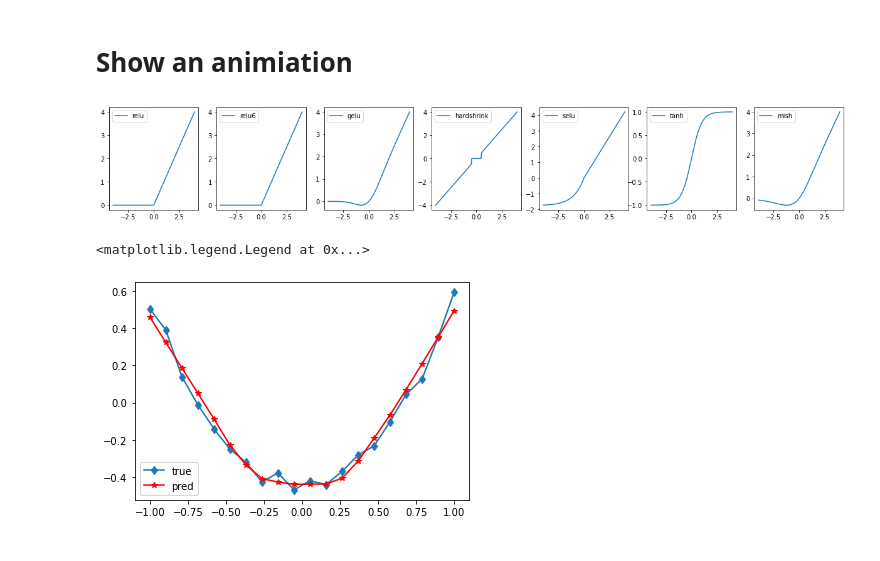
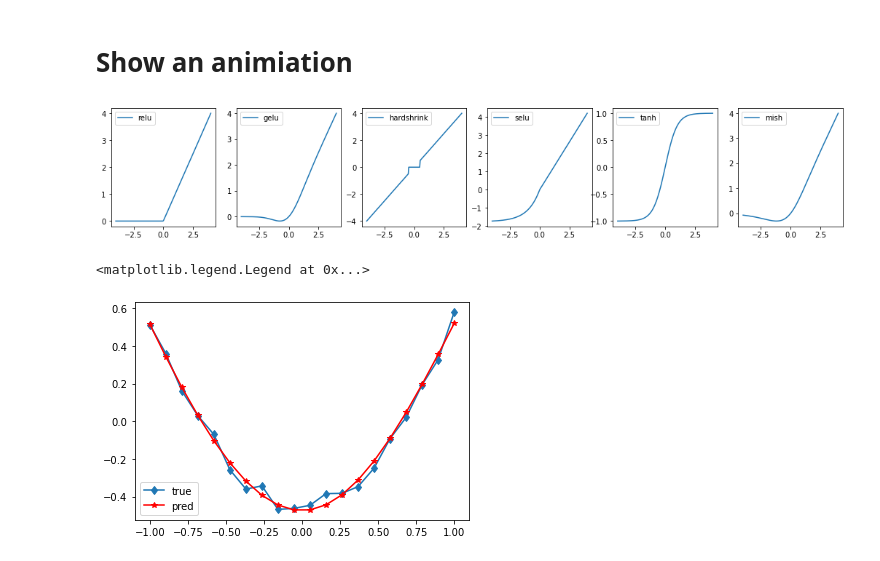
Before and after one commit to garland3/fictional-guide-ml, a Jupyter notebook: scratch/3_gradient_dydx/working2.ipynb, the cells around one changed output. Drawn from its saved outputs; the diff is of its cells as text; code cells hidden in the pictures.

```diff
--- a/scratch/3_gradient_dydx/working2.ipynb
+++ b/scratch/3_gradient_dydx/working2.ipynb
@@ -174,26 +177,21 @@ plt.legend()
 # anim.save('myanim.gif')
 # %%
 def mish(input):
-    """
-    Applies the mish function element-wise:
-    mish(x) = x * tanh(softplus(x)) = x * tanh(ln(1 + exp(x)))
-    See additional documentation for mish class.
-    """
     return input * torch.tanh(F.softplus(input))
 # %%
-fns = [F.relu, F.relu6, F.gelu, F.hardshrink, F.selu,torch.tanh , mish]
+fns = [F.relu, F.gelu, F.hardshrink, F.selu,torch.tanh , mish]
 x = torch.linspace(-4,4,200)
 n = len(fns)
 b = 3
 fig, ax = plt.subplots(1,n, figsize = (b*n,b))
 for i,f in enumerate(fns):
     y = f(x)
     name = f"{f.__name__}"
 #     name = f"{i}"
     ax[i].plot(x,y, label =name)
     ax[i].legend()
 # %% [output]
-[figure, old version]
+[figure, new version]
 # %%
 class Stepper:
     clear_grad = True
@@ -271,15 +263,15 @@ mlp = make_mlp()
 # %%
 
 
-for i in range(100):
-    yprime_out = do_step(mlp,xb,yb,lr = 4e-1)
+for i in range(300):
+    yprime_out = do_step(mlp,xb,yb,lr = 1e-1)
 
 plt.plot(x,y, 'd-', label = 'true')
 plt.plot(x, yprime_out, '*r-', label= 'pred')
 plt.legend()
 # %% [output]
 <matplotlib.legend.Legend at 0x...>
-[figure, old version]
+[figure, new version]
 # %%
 yprime = mlp(xb)
 dydx = torch.autograd.grad(yprime.sum(), xb, create_graph=True )[0]
```
Also changed, not shown: parts of 23 cells of this notebook, 11 other files.
